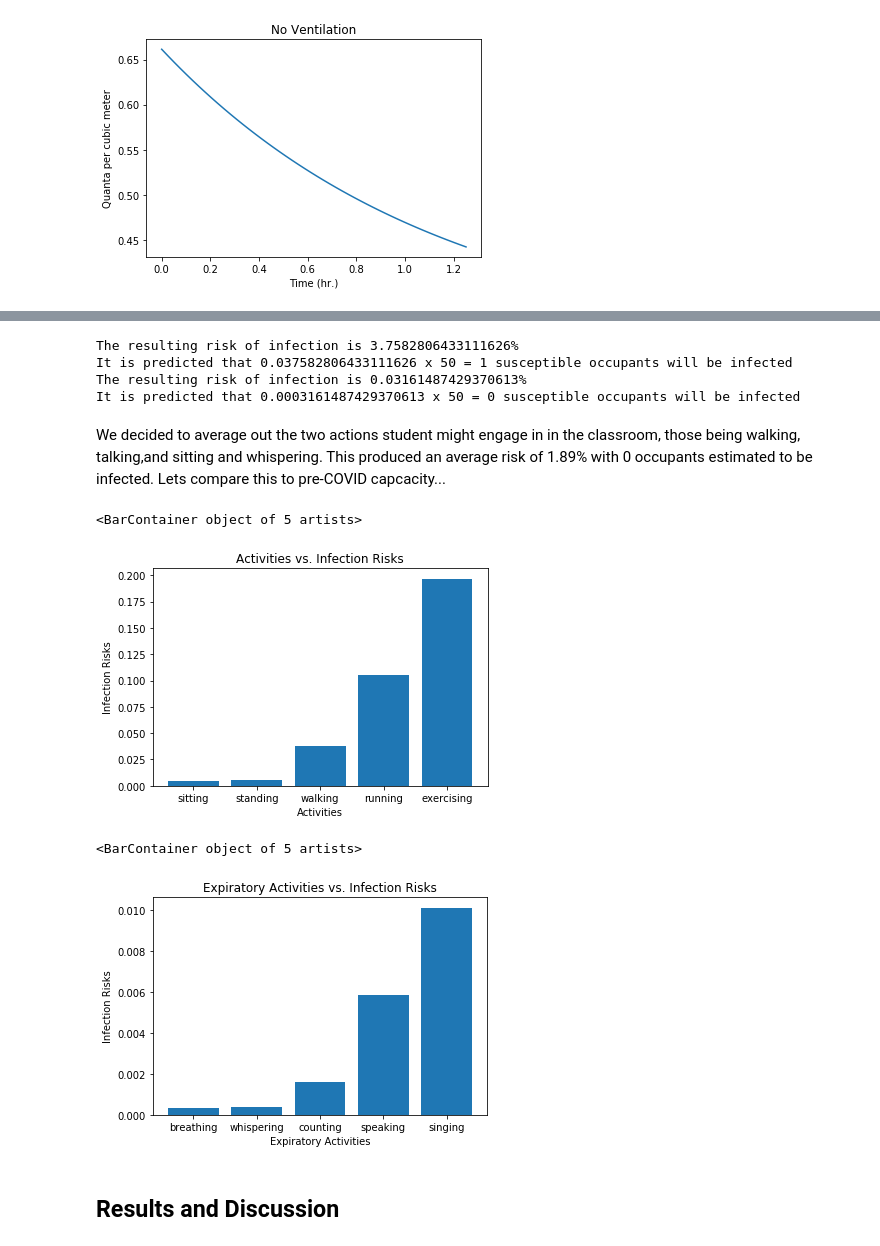
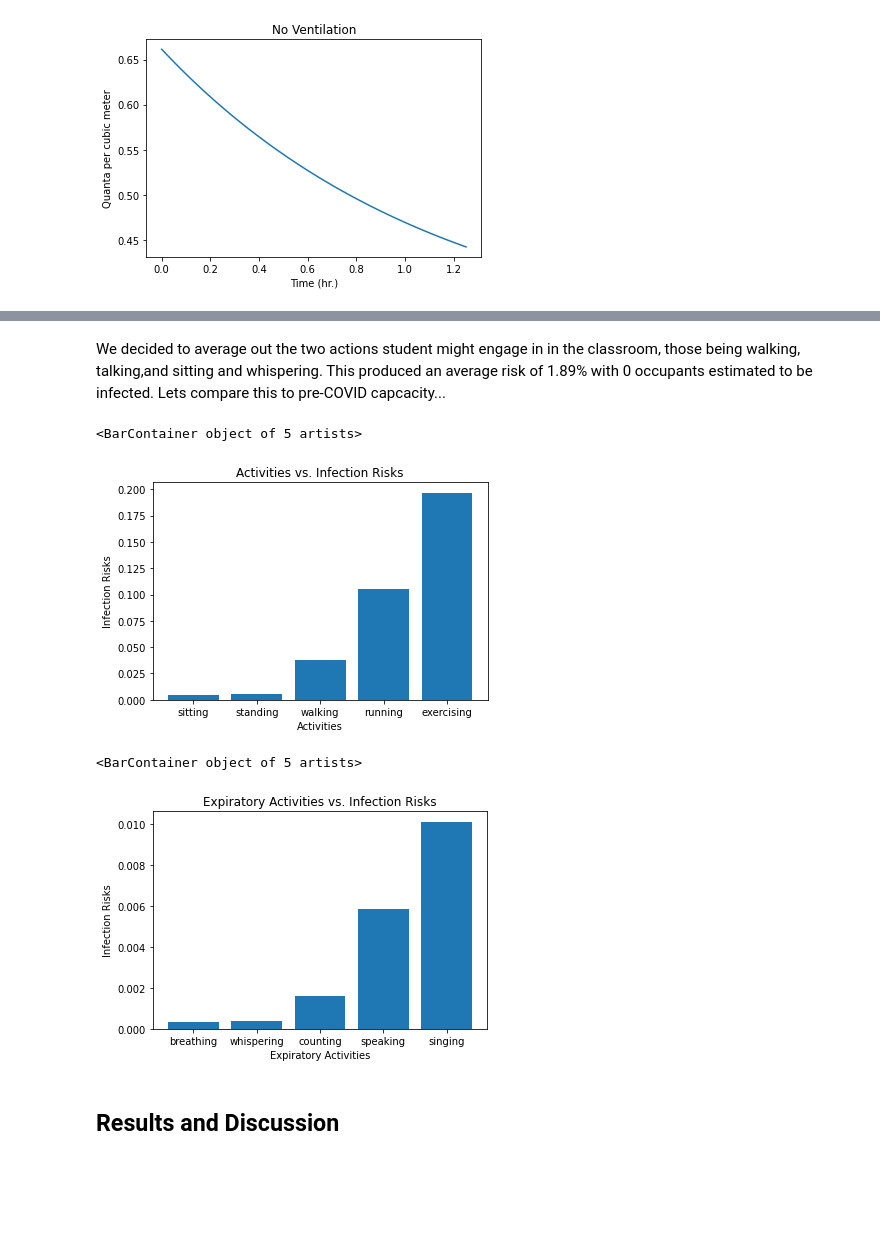
Before and after one commit to etiennedoidic/infection_risk_calculator, a Jupyter notebook: notebooks/report.ipynb, the cells around one changed output, grey strips where cells are left out. Drawn from its saved outputs; the diff is of its cells as text; code cells hidden in the pictures; blank space fills up the shorter version.

```diff
--- a/notebooks/report.ipynb
+++ b/notebooks/report.ipynb
@@ -186,14 +186,9 @@ To find R, we use the function below
 ![title](notebooks/images/formula3.png)
 # %%
 
-walking_talking_risk = infection_risk(t, 'CENTER 101', 50, 'light_exercise', 'speaking', sys_path + '/data/raw/rm.csv')
-sitting_whisper_risk = infection_risk(t, 'CENTER 101', 50, 'resting', 'whispering', sys_path + '/data/raw/rm.csv')
+walking_talking_risk = infection_risk(t, 'CENTER 101', 50, 'light_exercise', 'speaking', 'data/room_data.csv')
+sitting_whisper_risk = infection_risk(t, 'CENTER 101', 50, 'resting', 'whispering', 'data/room_data.csv')
 average_risk = (walking_talking_risk + sitting_whisper_risk) /2
-# %% [output]
-The resulting risk of infection is 3.7582806433111626%
-It is predicted that 0.037582806433111626 x 50 = 1 susceptible occupants will be infected
-The resulting risk of infection is 0.03161487429370613%
-It is predicted that 0.0003161487429370613 x 50 = 0 susceptible occupants will be infected
 # %%
 enablePrint()
 print('Average Risk: ' + str(average_risk * 100))
@@ -212,33 +207,33 @@ print('Average Risk: ' + str(average_risk * 100))
 print('Susceptible Occupants Infected: ' + str((int(average_risk * 50))))
 # %%
 blockPrint()
-sitting_talking_risk = infection_risk(t, 'CENTER 101', 50, 'resting', 'speaking', sys_path + '/data/raw/rm.csv')
-standing_talking_risk = infection_risk(t, 'CENTER 101', 50, 'standing', 'speaking', sys_path + '/data/raw/rm.csv')
-walking_talking_risk = infection_risk(t, 'CENTER 101', 50, 'light_exercise', 'speaking', sys_path + '/data/raw/rm.csv')
+sitting_talking_risk = infection_risk(t, 'CENTER 101', 50, 'resting', 'speaking', 'data/room_data.csv')
+standing_talking_risk = infection_risk(t, 'CENTER 101', 50, 'standing', 'speaking', 'data/room_data.csv')
+walking_talking_risk = infection_risk(t, 'CENTER 101', 50, 'light_exercise', 'speaking', 'data/room_data.csv')
 
-running_talking_risk = infection_risk(t, 'CENTER 101', 50, 'moderate_exercise', 'speaking', sys_path + '/data/raw/rm.csv')
+running_talking_risk = infection_risk(t, 'CENTER 101', 50, 'moderate_exercise', 'speaking', 'data/room_data.csv')
 
-exercising_talking_risk = infection_risk(t, 'CENTER 101', 50, 'heavy_exercise', 'speaking', sys_path + '/data/raw/rm.csv')
+exercising_talking_risk = infection_risk(t, 'CENTER 101', 50, 'heavy_exercise', 'speaking', 'data/room_data.csv')
 
 fig = plt.figure()
 ax = plt.axes()
 plt.xlabel('Activities')
 plt.ylabel('Infection Risks')
 plt.title('Activities vs. Infection Risks')
 actno = ["sitting", "standing", "walking", "running", "exercising"]
 risks = [sitting_talking_risk, standing_talking_risk, walking_talking_risk, running_talking_risk, exercising_talking_risk]
 ax.bar(actno, risks)
 # %% [output]
 <BarContainer object of 5 artists>
-[figure, old version]
+[figure, new version]
 # %%
-speaking = infection_risk(t, 'CENTER 101', 50, 'standing', 'speaking', sys_path + '/data/raw/rm.csv')
-counting = infection_risk(t, 'CENTER 101', 50, 'standing', 'counting', sys_path + '/data/raw/rm.csv')
-whispering = infection_risk(t, 'CENTER 101', 50, 'standing', 'whispering', sys_path + '/data/raw/rm.csv')
+speaking = infection_risk(t, 'CENTER 101', 50, 'standing', 'speaking', 'data/room_data.csv')
+counting = infection_risk(t, 'CENTER 101', 50, 'standing', 'counting', 'data/room_data.csv')
+whispering = infection_risk(t, 'CENTER 101', 50, 'standing', 'whispering', 'data/room_data.csv')
 
-singing = infection_risk(t, 'CENTER 101', 50, 'standing', 'singing', sys_path + '/data/raw/rm.csv')
+singing = infection_risk(t, 'CENTER 101', 50, 'standing', 'singing', 'data/room_data.csv')
 
-breathing = infection_risk(t, 'CENTER 101', 50, 'standing', 'breathing', sys_path + '/data/raw/rm.csv')
+breathing = infection_risk(t, 'CENTER 101', 50, 'standing', 'breathing', 'data/room_data.csv')
 
 fig = plt.figure()
 ax = plt.axes()
@@ -250,7 +245,7 @@ risks = [breathing, whispering, counting, speaking, singing]
 ax.bar(actno, risks)
 # %% [output]
 <BarContainer object of 5 artists>
-[figure, old version]
+[figure, new version]
 # %% [markdown]
 ## Results and Discussion
 # %% [markdown]
```
Also changed, not shown: parts of 4 cells of this notebook.
